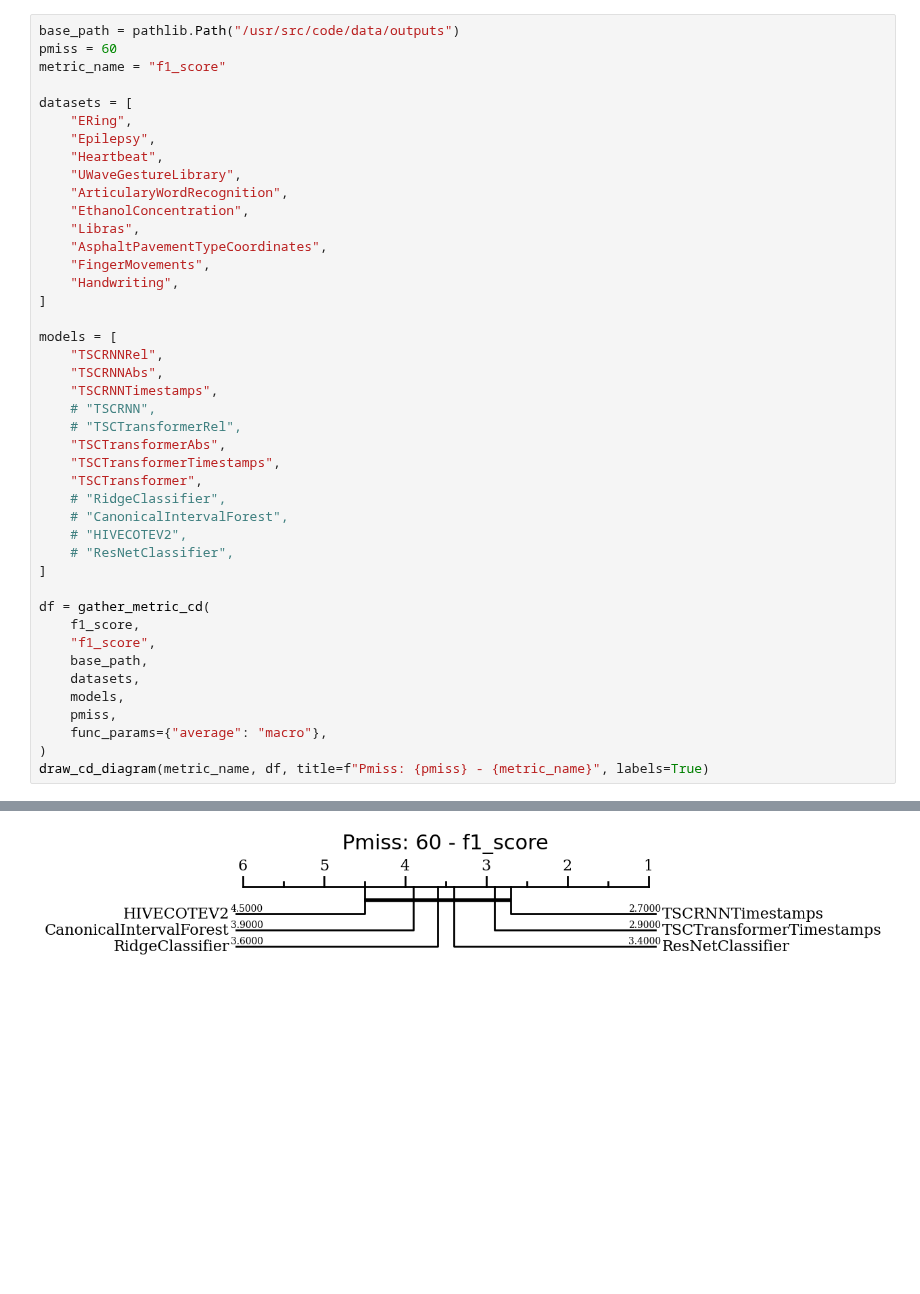
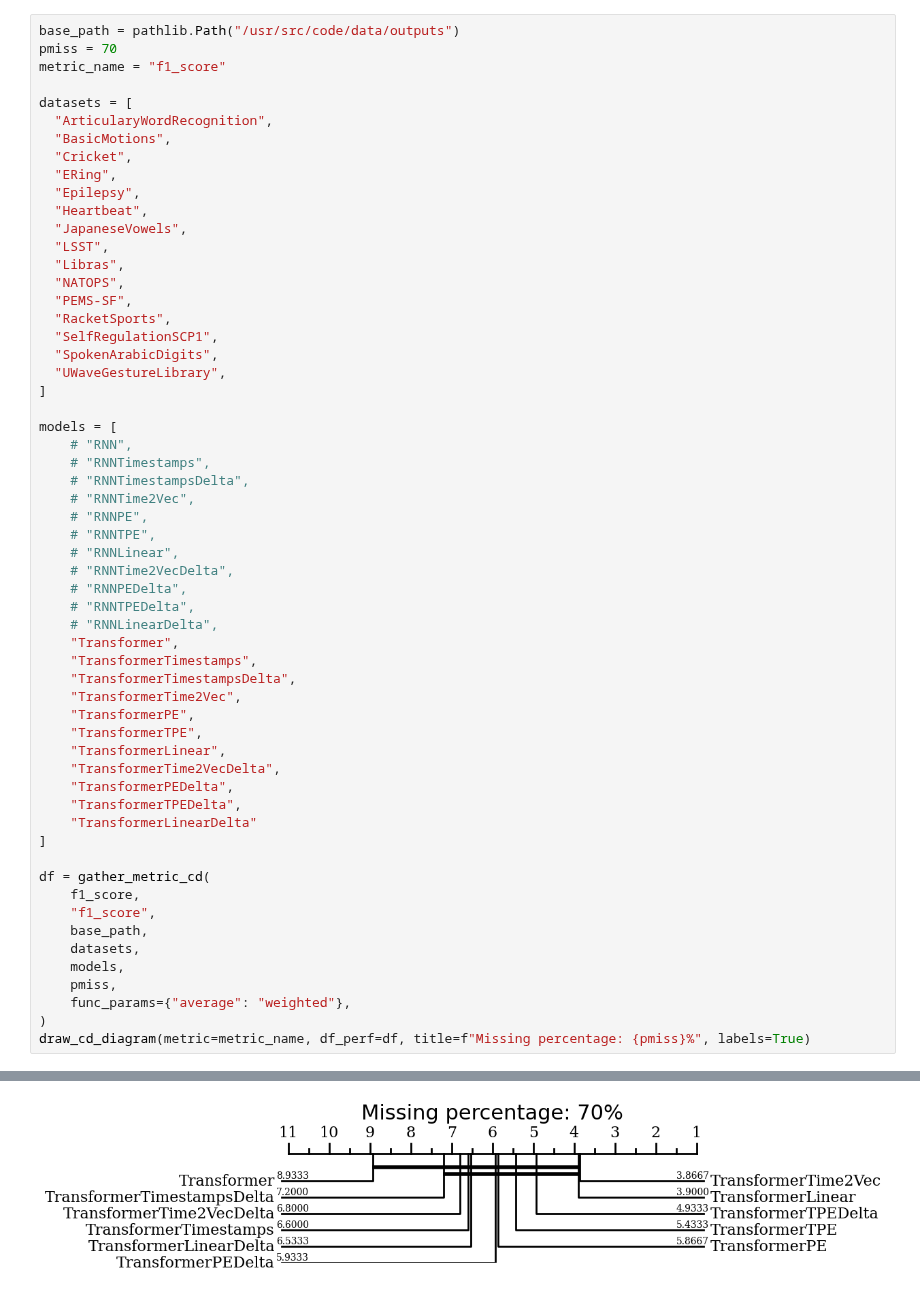
Before and after one commit to thiago-rissi/time_encoding_experiment, a Jupyter notebook: notebooks/stats.ipynb, the cells around one changed output, grey strips where cells are left out. Saved outputs shown, nothing was run; the diff lists cells and outputs as text; blank space fills up the shorter version.

```diff
--- a/notebooks/stats.ipynb
+++ b/notebooks/stats.ipynb
@@ -97,34 +125,49 @@ plot_metric(model_mean, metric="F1 score")
 # %%
 base_path = pathlib.Path("/usr/src/code/data/outputs")
-pmiss = 60
+pmiss = 70
 metric_name = "f1_score"
 
 datasets = [
-    "ERing",
-    "Epilepsy",
-    "Heartbeat",
-    "UWaveGestureLibrary",
-    "ArticularyWordRecognition",
-    "EthanolConcentration",
-    "Libras",
-    "AsphaltPavementTypeCoordinates",
-    "FingerMovements",
-    "Handwriting",
+  "ArticularyWordRecognition",
+  "BasicMotions",
+  "Cricket",
+  "ERing",
+  "Epilepsy",
+  "Heartbeat",
+  "JapaneseVowels",
+  "LSST",
+  "Libras",
+  "NATOPS",
+  "PEMS-SF",
+  "RacketSports",
+  "SelfRegulationSCP1",
+  "SpokenArabicDigits",
+  "UWaveGestureLibrary",
 ]
 
 models = [
-    "TSCRNNRel",
-    "TSCRNNAbs",
-    "TSCRNNTimestamps",
-    # "TSCRNN",
-    # "TSCTransformerRel",
-    "TSCTransformerAbs",
-    "TSCTransformerTimestamps",
-    "TSCTransformer",
-    # "RidgeClassifier",
-    # "CanonicalIntervalForest",
-    # "HIVECOTEV2",
-    # "ResNetClassifier",
+    # "RNN",
+    # "RNNTimestamps",
+    # "RNNTimestampsDelta",
+    # "RNNTime2Vec",
+    # "RNNPE",
+    # "RNNTPE",
+    # "RNNLinear",
+    # "RNNTime2VecDelta",
+    # "RNNPEDelta",
+    # "RNNTPEDelta",
+    # "RNNLinearDelta",
+    "Transformer",
+    "TransformerTimestamps",
+    "TransformerTimestampsDelta",
+    "TransformerTime2Vec",
+    "TransformerPE",
+    "TransformerTPE",
+    "TransformerLinear",
+    "TransformerTime2VecDelta",
+    "TransformerPEDelta",
+    "TransformerTPEDelta",
+    "TransformerLinearDelta"
 ]
 
 df = gather_metric_cd(
@@ -134,7 +177,7 @@ df = gather_metric_cd(
     datasets,
     models,
     pmiss,
-    func_params={"average": "macro"},
+    func_params={"average": "weighted"},
 )
-draw_cd_diagram(metric_name, df, title=f"Pmiss: {pmiss} - {metric_name}", labels=True)
+draw_cd_diagram(metric=metric_name, df_perf=df, title=f"Missing percentage: {pmiss}%", labels=True)
 # %% [output]
@@ -158 +201 @@ Index(['HIVECOTEV2', 'CanonicalIntervalForest', 'RidgeClassifier',
-[figure, old version]
+[figure, new version]
```
Also changed, not shown: parts of 6 cells of this notebook, 7 other files.
